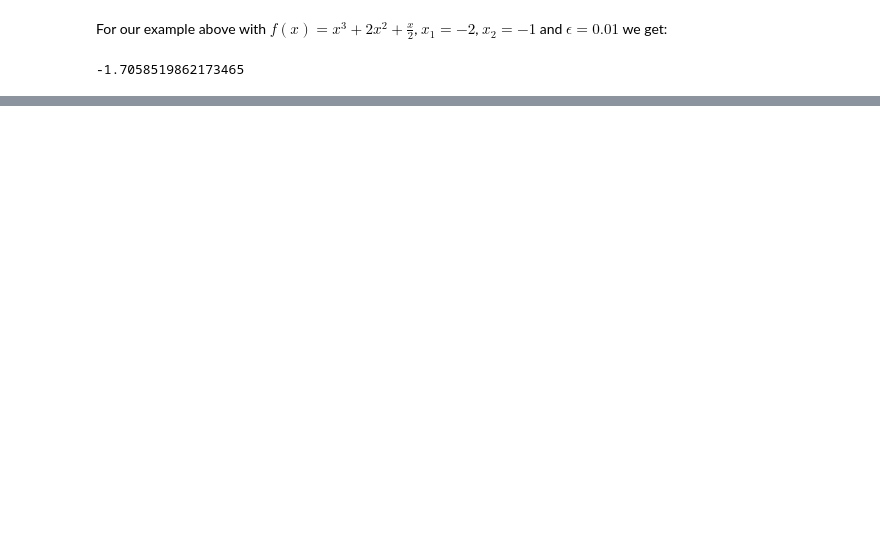
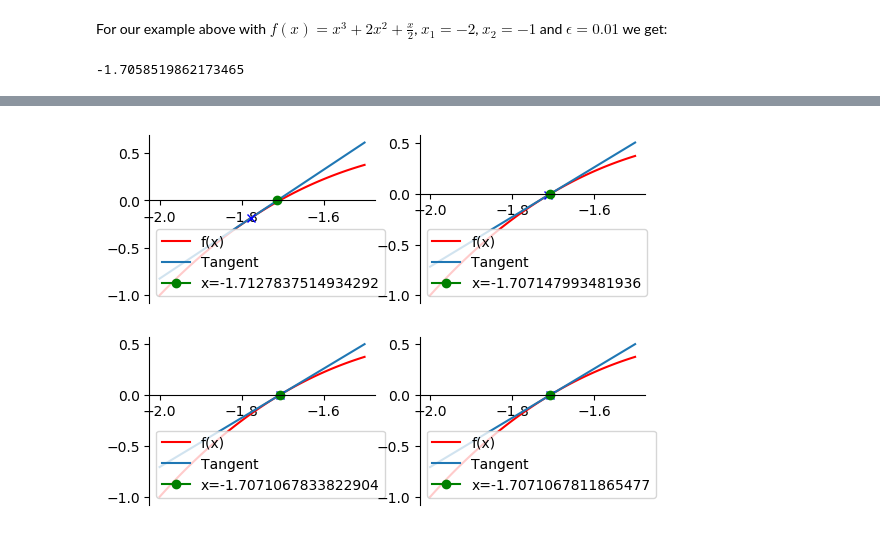
Before and after one commit to DuckShepherd/Methods-and-Models-in-Mathematical-Finance, a Jupyter notebook: A.1 Numerical Root Finding Methods.ipynb, the cells around one changed output, grey strips where cells are left out. Drawn from its saved outputs; the diff is of its cells as text; code cells hidden in the pictures; blank space fills up the shorter version.

```diff
--- a/A.1 Numerical Root Finding Methods.ipynb
+++ b/A.1 Numerical Root Finding Methods.ipynb
@@ -257,0 +353,67 @@ Secant(np.array([1,2,1/2,0]),-1,-2,0.01,100)
+# %%
+#define f(x)
+def f(x):
+   return x**3 + 2*x**2 + x/2
+
+#define f'(x)
+def fprime(x):
+   return 3*x**2 + 4*x + 1/2
+
+#root of tangent
+def tangentroot(x_0):
+   return x_0 - f(x_0)/fprime(x_0)
+
+#create plots
+x = np.linspace(-2,-1.5,100)
+fig, axs = plt.subplots(2,2)
+
+#plot 1
+root=-16/9
+axs[0][0].plot(x,f(x), color = 'red',label ='f(x)')
+axs[0][0].plot(x,fprime(root)*(x-root)+f(root),label = 'Tangent')
+axs[0][0].plot(root,f(root),marker ='x',c='b')
+root=tangentroot(root)
+axs[0][0].plot(root,0,marker='o',c='g', label = "x="+str(root))
+axs[0][0].legend()
+axs[0][0].spines['bottom'].set_position(('data',0))
+axs[0][0].spines['left'].set_position(('outward',0))
+axs[0][0].spines['top'].set_visible(False)
+axs[0][0].spines['right'].set_visible(False)
+
+#plot 2
+axs[0][1].plot(x,f(x), color = 'red',label ='f(x)')
+axs[0][1].plot(x,fprime(root)*(x-root)+f(root),label = 'Tangent')
+axs[0][1].plot(root,f(root),marker ='x',c='b')
+root=tangentroot(root)
+axs[0][1].plot(root,0,marker='o',c='g', label = "x="+str(root))
+axs[0][1].legend()
+axs[0][1].spines['bottom'].set_position(('data',0))
+axs[0][1].spines['left'].set_position(('outward',0))
+axs[0][1].spines['top'].set_visible(False)
+axs[0][1].spines['right'].set_visible(False)
+
+#plot 3
+axs[1][0].plot(x,f(x), color = 'red',label ='f(x)')
+axs[1][0].plot(x,fprime(root)*(x-root)+f(root),label = 'Tangent')
+axs[1][0].plot(root,f(root),marker ='x',c='b')
+root=tangentroot(root)
+axs[1][0].plot(root,0,marker='o',c='g', label = "x="+str(root))
+axs[1][0].legend()
+axs[1][0].spines['bottom'].set_position(('data',0))
+axs[1][0].spines['left'].set_position(('outward',0))
+axs[1][0].spines['top'].set_visible(False)
+axs[1][0].spines['right'].set_visible(False)
+
+#plot 4
+axs[1][1].plot(x,f(x), color = 'red',label ='f(x)')
+axs[1][1].plot(x,fprime(root)*(x-root)+f(root),label = 'Tangent')
+axs[1][1].plot(root,f(root),marker ='x',c='b')
+root=tangentroot(root)
+axs[1][1].plot(root,0,marker='o',c='g', label = "x="+str(root))
+axs[1][1].legend()
+axs[1][1].spines['bottom'].set_position(('data',0))
+axs[1][1].spines['left'].set_position(('outward',0))
+axs[1][1].spines['top'].set_visible(False)
+axs[1][1].spines['right'].set_visible(False)
+# %% [output]
+[figure, added]
```
Also changed, not shown: parts of 27 cells of this notebook.
